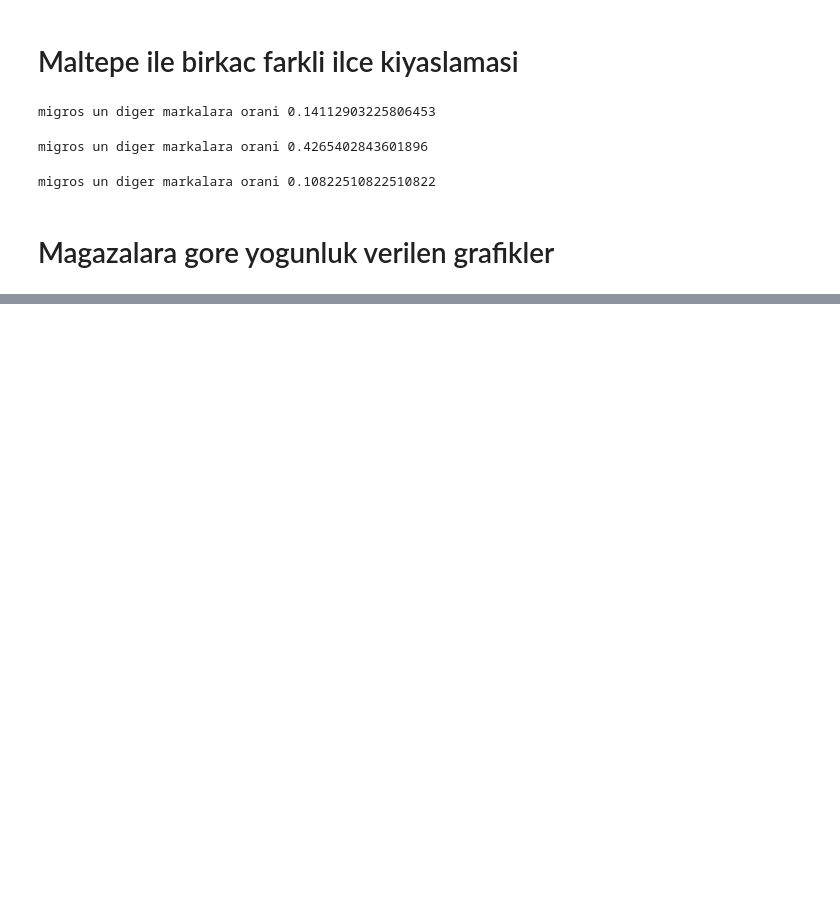
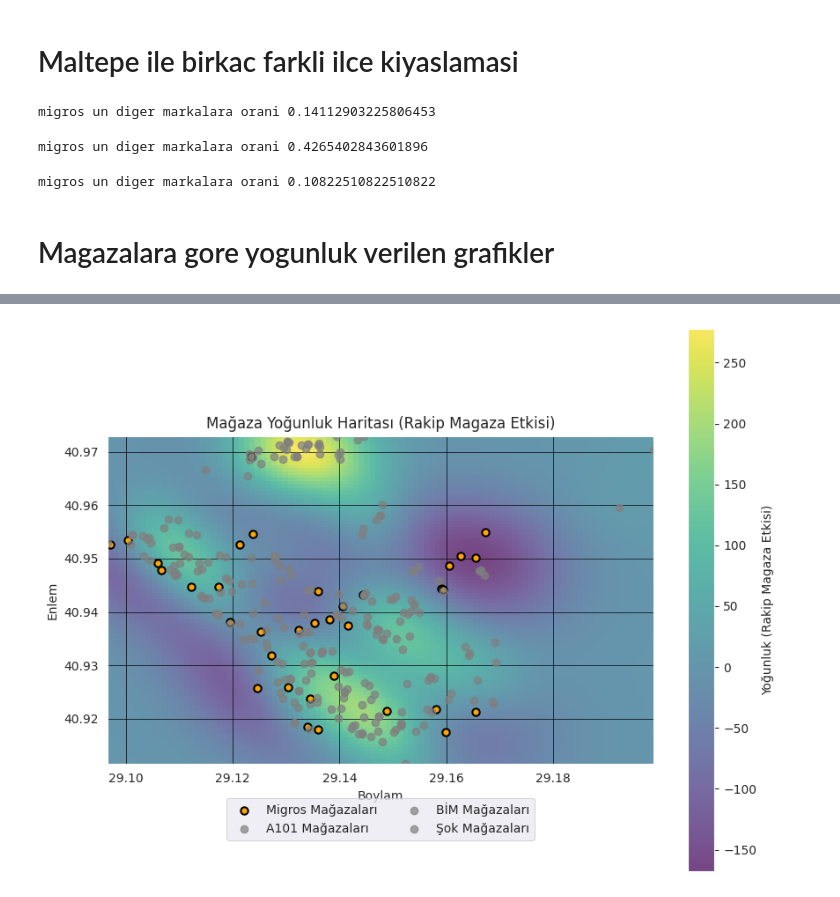
Before and after one commit to umutky/datascience_repo, a Jupyter notebook: bitirme_projesi.ipynb, the cells around one changed output, grey strips where cells are left out. Saved outputs shown, nothing was run; the diff lists cells and outputs as text; code cells hidden in the pictures; blank space fills up the shorter version.

```diff
--- a/bitirme_projesi.ipynb
+++ b/bitirme_projesi.ipynb
@@ -882,3 +944,65 @@ folium.LayerControl(collapsed=False).add_to(harita)
 # Haritayı göster
 harita
 harita.save("magazalar_harita2.html")
+# %%
+import numpy as np
+import matplotlib.pyplot as plt
+from scipy.stats import gaussian_kde
+
+# Verileri birleştir
+all_x = np.concatenate([migros_x, a101_x, bim_x, sok_x])
+all_y = np.concatenate([migros_y, a101_y, bim_y, sok_y])
+
+# Migros, A101, BIM ve Şok mağazalarını ayrı ayrı listelerde sakla
+migros_coords = list(zip(migros_x, migros_y))
+a101_coords = list(zip(a101_x, a101_y))
+bim_coords = list(zip(bim_x, bim_y))
+sok_coords = list(zip(sok_x, sok_y))
+
+# Yoğunluk hesaplamak için Gaussian Kernel Density Estimation (KDE) kullan
+kde_all = gaussian_kde([all_x, all_y])
+kde_migros = gaussian_kde(np.transpose(migros_coords))
+
+# Grid oluştur
+x_grid, y_grid = np.mgrid[min(all_x):max(all_x):100j, min(all_y):max(all_y):100j]
+positions = np.vstack([x_grid.ravel(), y_grid.ravel()])
+
+# Yoğunluk değerlerini hesapla
+density_all = np.reshape(kde_all(positions).T, x_grid.shape)
+density_migros = np.reshape(kde_migros(positions).T, x_grid.shape)
+
+# Rakip mağaza sayısı ile yoğunluk hesapla
+density_rakip = density_all - density_migros
+
+# Scatter plot oluştur
+plt.figure(figsize=(10, 8))
+
+# Yoğunluk haritasını çiz
+plt.imshow(np.rot90(density_rakip), cmap=plt.cm.viridis, extent=[min(all_x), max(all_x), min(all_y), max(all_y)], alpha=0.7)
+plt.colorbar(label='Yoğunluk (Rakip Magaza Etkisi)')
+
+# Grid çizgilerini ekleyin
+plt.grid(color='black', linestyle='-', linewidth=0.5)
+
+# Migros, A101, BIM ve Şok mağazalarını scatter plot olarak ekle
+plt.scatter(migros_x, migros_y, color='orange', label='Migros Mağazaları', marker='o', edgecolors='black', linewidth=1.5)
+plt.scatter(a101_x, a101_y, color='gray', label='A101 Mağazaları', marker='o', alpha=0.7)
+plt.scatter(bim_x, bim_y, color='gray', label='BİM Mağazaları', marker='o', alpha=0.7)
+plt.scatter(sok_x, sok_y, color='gray', label='Şok Mağazaları', marker='o', alpha=0.7)
+
+# Eksen etiketleri ve başlık ekle
+plt.xlabel('Boylam')
+plt.ylabel('Enlem')
+plt.title('Mağaza Yoğunluk Haritası (Rakip Magaza Etkisi)')
+
+# Lejantı ekle ve konumlandır
+legend = plt.legend(loc='lower center', bbox_to_anchor=(0.5, -0.25), ncol=2)  # Orta, alt kısımda
+legend.get_frame().set_linewidth(0.7)  # Lejant çerçeve kalınlığı
+
+# Yüksek çözünürlükte kaydet
+plt.savefig('yoğunluk_haritası.png', dpi=300, bbox_inches='tight')
+
+# Göster
+plt.show()
+# %% [output]
+[figure, added]
```
Also changed, not shown: parts of 7 cells of this notebook, 3 other files.
